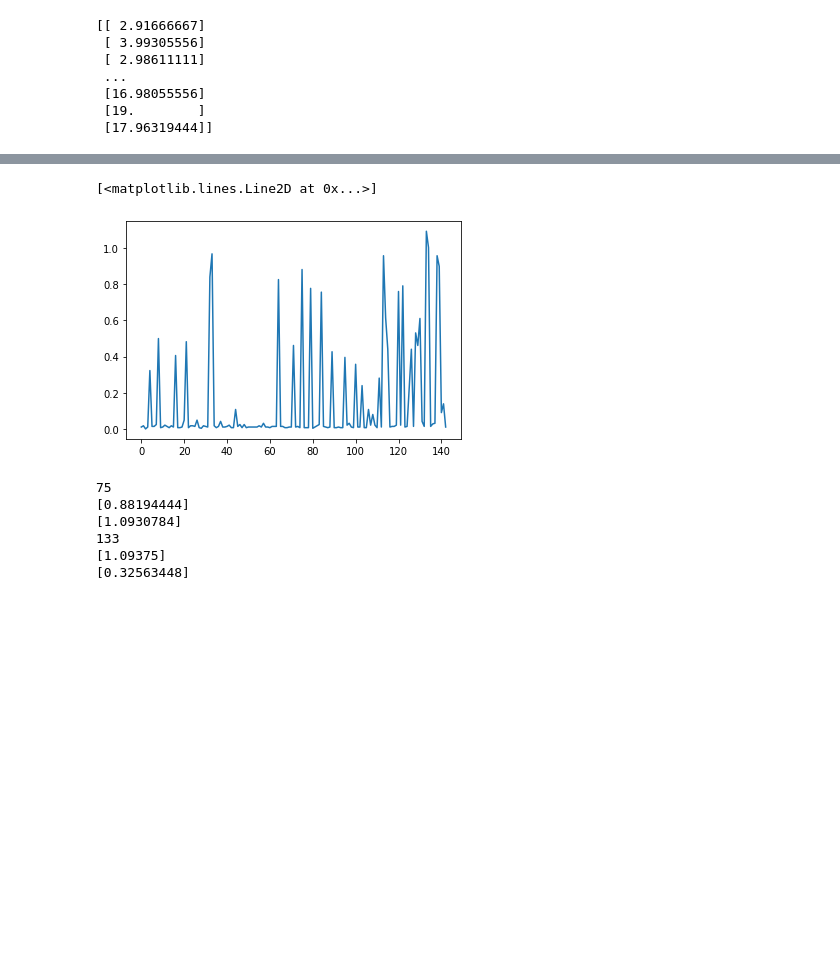
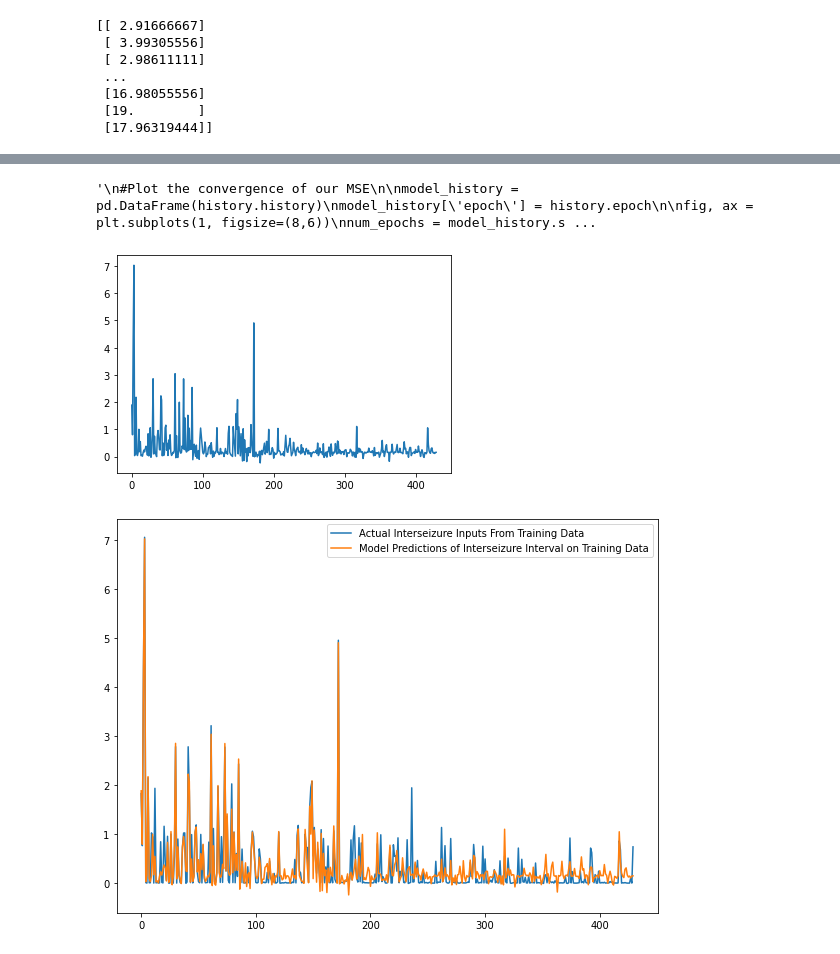
Before and after one commit to lyapunovExponentGood/Modeling-Time-Dependencies-In-Medical-Data, a Jupyter notebook: SeizuresVs_RNN.ipynb, the cells around one changed output, grey strips where cells are left out. Cells and saved outputs as stored; diff of their text form; code cells hidden in the pictures; blank space fills up the shorter version.

```diff
--- a/SeizuresVs_RNN.ipynb
+++ b/SeizuresVs_RNN.ipynb
@@ -202,14 +172,0 @@ rnn.add(Dense(units = 1, activation = 'linear', input_dim = 1))
-# %%
-'''
-#Jame's RNN:
-rnn = Sequential()
-
-embedding = layers.Embedding(input_dim=1000, output_dim=64)
-rnn.add(embedding)
-# The output of GRU will be a 3D tensor of shape (batch_size, timesteps, 256)
-rnn.add(layers.GRU(256, return_sequences=True))
-# The output of SimpleRNN will be a 2D tensor of shape (batch_size, 128)
-rnn.add(layers.SimpleRNN(128))
-#rnn.add(layers.Dense(10))
-rnn.add(layers.Dense(1))
-'''
@@ -234,3 +172,0 @@ fnn.add(Dense(units = 1, activation = 'linear', input_dim = 1))
-# %%
-rnn.compile(optimizer=tf.keras.optimizers.Adam(), loss='mse')
-rnn.fit(inputTensor, correctOutputs, batch_size=8, epochs=1000)
@@ -275,24 +172,0 @@ plt.plot(y_pred)
-# %%
-plt.plot(correctTestOutputs)
-# %% [output]
-[<matplotlib.lines.Line2D at 0x...>]
-[figure, removed]
-# %%
-indxPred = np.argmax(y_pred)
-print(indxPred)
-#y_pred(0,indx)
-print(correctTestOutputs[indxPred])
-print(y_pred[indxPred])
-
-indx = np.argmax(correctTestOutputs)
-print(indx)
-#y_pred(0,indx)
-print(correctTestOutputs[indx])
-print(y_pred[indx])
-# %% [output]
-75
-[0.88194444]
-[1.0930784]
-133
-[1.09375]
-[0.32563448]
@@ -298,0 +175,37 @@ print(y_pred[indx])
+# %%
+'''
+#Plot the convergence of our MSE
+
+model_history = pd.DataFrame(history.history)
+model_history['epoch'] = history.epoch
+
+fig, ax = plt.subplots(1, figsize=(8,6))
+num_epochs = model_history.shape[0]
+
+ax.plot(np.arange(0, num_epochs), model_history["mse"], label="Training MSE")
+ax.plot(np.arange(0, num_epochs), model_history["val_mse"],
+        label="Validation MSE")
+ax.legend()
+
+plt.tight_layout()
+plt.show()
+'''
+# %% [output]
+'\n#Plot the convergence of our MSE\n\nmodel_history = pd.DataFrame(history.history)\nmodel_history[\'epoch\'] = history.epoch\n\nfig, ax = plt.subplots(1, figsize=(8,6))\nnum_epochs = model_history.s ...
+# %%
+model = rnn.predict(inputTensor)
+plt.plot(model)
+#plt.plot(correctOutputs)
+
+fig, modelPlot = plt.subplots(1, figsize=(8,6))
+
+modelPlot.plot(correctOutputs, label="Actual Interseizure Inputs From Training Data")
+modelPlot.plot(model, label="Model Predictions of Interseizure Interval on Training Data")
+
+modelPlot.legend()
+
+plt.tight_layout()
+plt.show()
+# %% [output]
+[figure, added]
+[figure, added]
```
Also changed, not shown: parts of 33 cells of this notebook.
